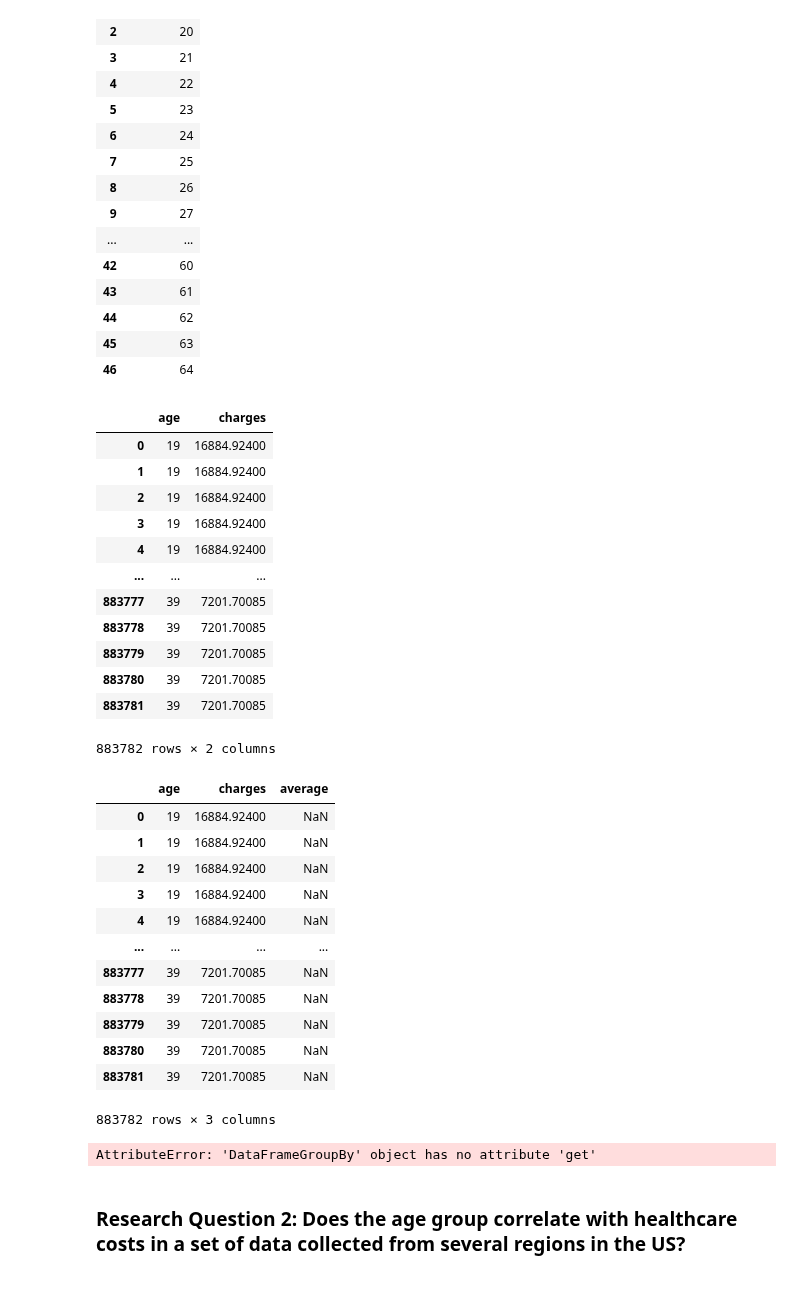
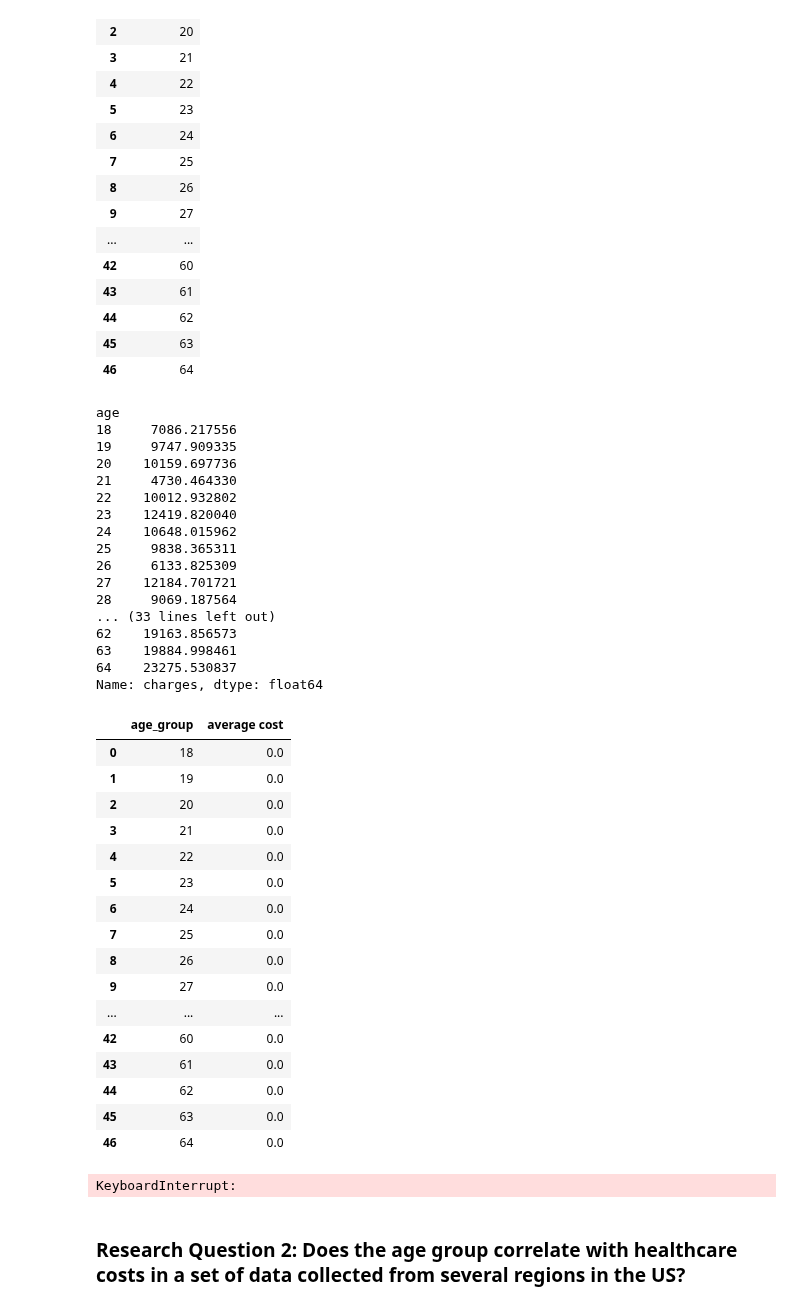
Before and after one commit to ubco-W2022T2-data301/project-group-group08, a Jupyter notebook: analysis/analysis1.ipynb, the cells around one changed output. Drawn from its saved outputs; the diff is of its cells as text; code cells hidden in the pictures.

Commit message:
attempt milestone 3 still error rq1

```diff
--- a/analysis/analysis1.ipynb
+++ b/analysis/analysis1.ipynb
@@ -147,47 +147,53 @@ finaldf1
 | 44 | 62 |
 | 45 | 63 |
 | 46 | 64 |
-# %%
-avg_cost = pd.DataFrame(rq1df_clean['age'])
-avg_cost.columns = ["age"]
-avg_cost["charges"] = rq1df_clean['charges']
-
-avg_cost
-# %% [output]
-|  | age | charges |
-| 0 | 19 | 16884.92400 |
-| 1 | 19 | 16884.92400 |
-| 2 | 19 | 16884.92400 |
-| 3 | 19 | 16884.92400 |
-| 4 | 19 | 16884.92400 |
-| ... | ... | ... |
-| 883777 | 39 | 7201.70085 |
-| 883778 | 39 | 7201.70085 |
-| 883779 | 39 | 7201.70085 |
-| 883780 | 39 | 7201.70085 |
-| 883781 | 39 | 7201.70085 |
-883782 rows × 2 columns
 # %%
-avg_cost["average"] = avg_cost.groupby('age')['charges'].mean()
-avg_cost
+rq1df_clean.groupby('age')['charges'].mean()
 # %% [output]
-|  | age | charges | average |
-| 0 | 19 | 16884.92400 | NaN |
-| 1 | 19 | 16884.92400 | NaN |
-| 2 | 19 | 16884.92400 | NaN |
-| 3 | 19 | 16884.92400 | NaN |
-| 4 | 19 | 16884.92400 | NaN |
-| ... | ... | ... | ... |
-| 883777 | 39 | 7201.70085 | NaN |
-| 883778 | 39 | 7201.70085 | NaN |
-| 883779 | 39 | 7201.70085 | NaN |
-| 883780 | 39 | 7201.70085 | NaN |
-| 883781 | 39 | 7201.70085 | NaN |
-883782 rows × 3 columns
+age
+18     7086.217556
+19     9747.909335
+20    10159.697736
+21     4730.464330
+22    10012.932802
+23    12419.820040
+24    10648.015962
+25     9838.365311
+26     6133.825309
+27    12184.701721
+28     9069.187564
+... (33 lines left out)
+62    19163.856573
+63    19884.998461
+64    23275.530837
+Name: charges, dtype: float64
+# %%
+conditions = [(finaldf1["age_group"] == rq1df_clean.groupby('age'))]
+values = [rq1df_clean.groupby('age')['charges'].mean()]
+finaldf1["average cost"] = np.select(conditions,values)
+finaldf1
+# %% [output]
+|  | age_group | average cost |
+| 0 | 18 | 0.0 |
+| 1 | 19 | 0.0 |
+| 2 | 20 | 0.0 |
+| 3 | 21 | 0.0 |
+| 4 | 22 | 0.0 |
+| 5 | 23 | 0.0 |
+| 6 | 24 | 0.0 |
+| 7 | 25 | 0.0 |
+| 8 | 26 | 0.0 |
+| 9 | 27 | 0.0 |
+| ... | ... | ... |
+| 42 | 60 | 0.0 |
+| 43 | 61 | 0.0 |
+| 44 | 62 | 0.0 |
+| 45 | 63 | 0.0 |
+| 46 | 64 | 0.0 |
 # %%
-sns.barplot(x = age_group, y = avg_cost, data = rq1df_clean_age, hue = 'income')
+sns.barplot(x = 'age_group', y = 'average cost', data = finaldf1)
 # %% [output]
-AttributeError: 'DataFrameGroupBy' object has no attribute 'get'
+KeyboardInterrupt:
 # %% [markdown]
 ### Research Question 2: Does the age group correlate with healthcare costs in a set of data collected from several regions in the US?
 # %%
```
